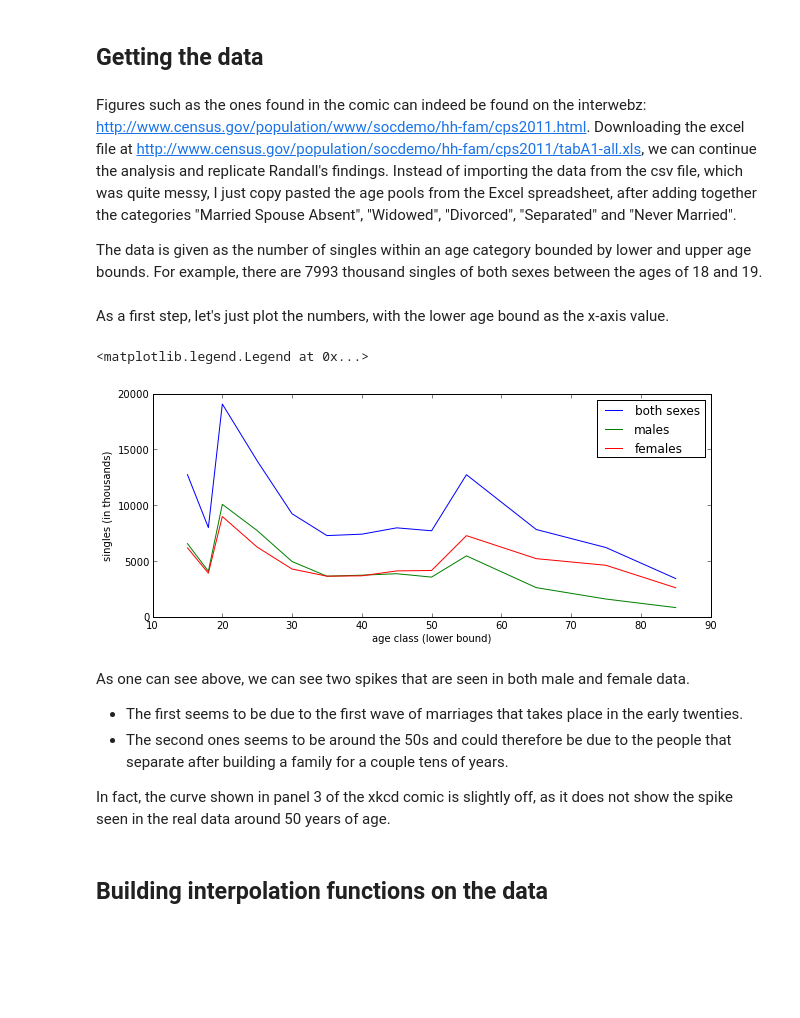
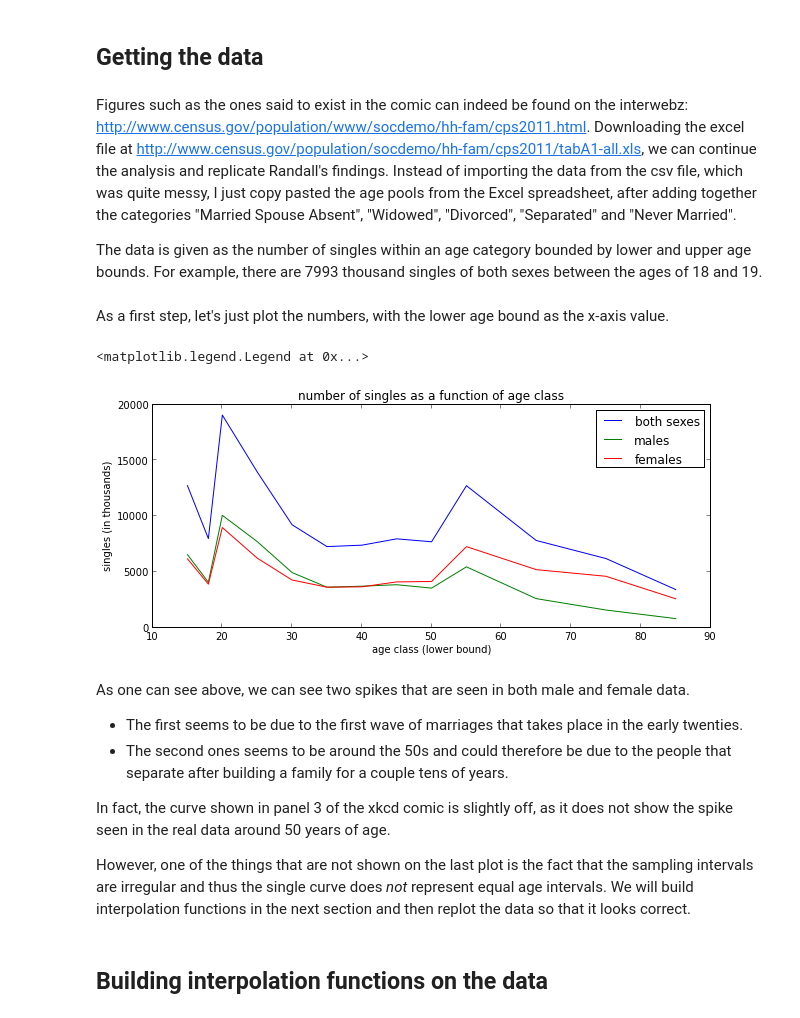
Before and after one commit to flothesof/posts, a Jupyter notebook: xkcd - Dating Pools.ipynb, the cells around one changed output. Cells and saved outputs as stored; diff of their text form; code cells hidden in the pictures; blank space fills up the shorter version.

Commit message:
Updated sampling of age classes

```diff
--- a/xkcd - Dating Pools.ipynb
+++ b/xkcd - Dating Pools.ipynb
@@ -52,7 +59,7 @@ dating_bounds(30)
 # %% [markdown]
 ## Getting the data
 # %% [markdown]
-Figures such as the ones found in the comic can indeed be found on the interwebz: [http://www.census.gov/population/www/socdemo/hh-fam/cps2011.html](http://www.census.gov/population/www/socdemo/hh-fam/cps2011.html). Downloading the excel file at [http://www.census.gov/population/socdemo/hh-fam/cps2011/tabA1-all.xls](http://www.census.gov/population/socdemo/hh-fam/cps2011/tabA1-all.xls), we can continue the analysis and replicate Randall's findings. Instead of importing the data from the csv file, which was quite messy, I just copy pasted the age pools from the Excel spreadsheet, after adding together the categories "Married Spouse Absent", "Widowed", "Divorced", "Separated" and "Never Married".
+Figures such as the ones said to exist in the comic can indeed be found on the interwebz: [http://www.census.gov/population/www/socdemo/hh-fam/cps2011.html](http://www.census.gov/population/www/socdemo/hh-fam/cps2011.html). Downloading the excel file at [http://www.census.gov/population/socdemo/hh-fam/cps2011/tabA1-all.xls](http://www.census.gov/population/socdemo/hh-fam/cps2011/tabA1-all.xls), we can continue the analysis and replicate Randall's findings. Instead of importing the data from the csv file, which was quite messy, I just copy pasted the age pools from the Excel spreadsheet, after adding together the categories "Married Spouse Absent", "Widowed", "Divorced", "Separated" and "Never Married".
 
 The data is given as the number of singles within an age category bounded by lower and upper age bounds. For example, there are 7993 thousand singles of both sexes between the ages of 18 and 19.
 # %%
@@ -66,13 +73,14 @@ As a first step, let's just plot the numbers, with the lower age bound as the x-
 # %%
 plot(ages_lower, data_both_sexes, label="both sexes")
 plot(ages_lower, data_males, label="males")
 plot(ages_lower, data_females, label="females")
 xlabel("age class (lower bound)")
 ylabel("singles (in thousands)")
+title("number of singles as a function of age class")
 legend()
 # %% [output]
 <matplotlib.legend.Legend at 0x...>
-[figure, old version]
+[figure, new version]
 # %% [markdown]
 As one can see above, we can see two spikes that are seen in both male and female data.
 
@@ -80,6 +88,8 @@ As one can see above, we can see two spikes that are seen in both male and femal
 - The second ones seems to be around the 50s and could therefore be due to the people that separate after building a family for a couple tens of years.
 
 In fact, the curve shown in panel 3 of the xkcd comic is slightly off, as it does not show the spike seen in the real data around 50 years of age.
+
+However, one of the things that are not shown on the last plot is the fact that the sampling intervals are irregular and thus the single curve does *not* represent equal age intervals. We will build interpolation functions in the next section and then replot the data so that it looks correct.
 # %% [markdown]
 ## Building interpolation functions on the data
 # %% [markdown]
```
Also changed, not shown: parts of 4 cells of this notebook.
